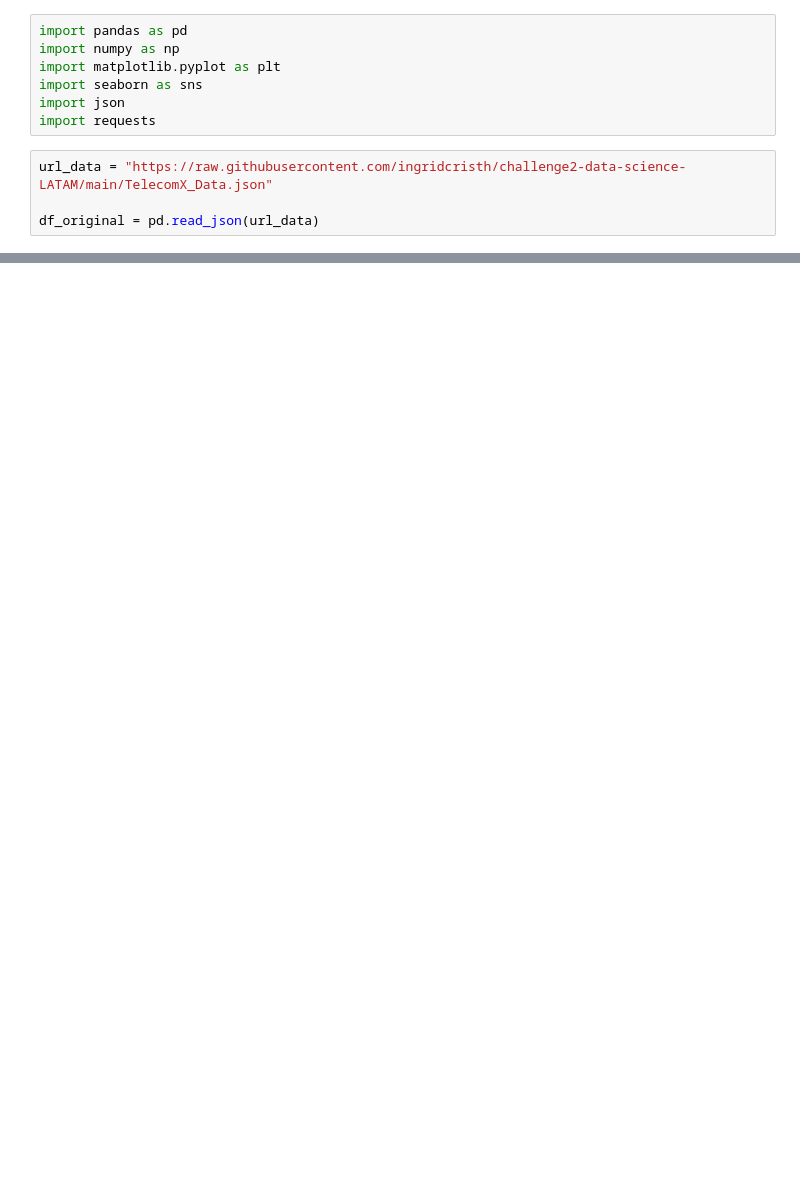
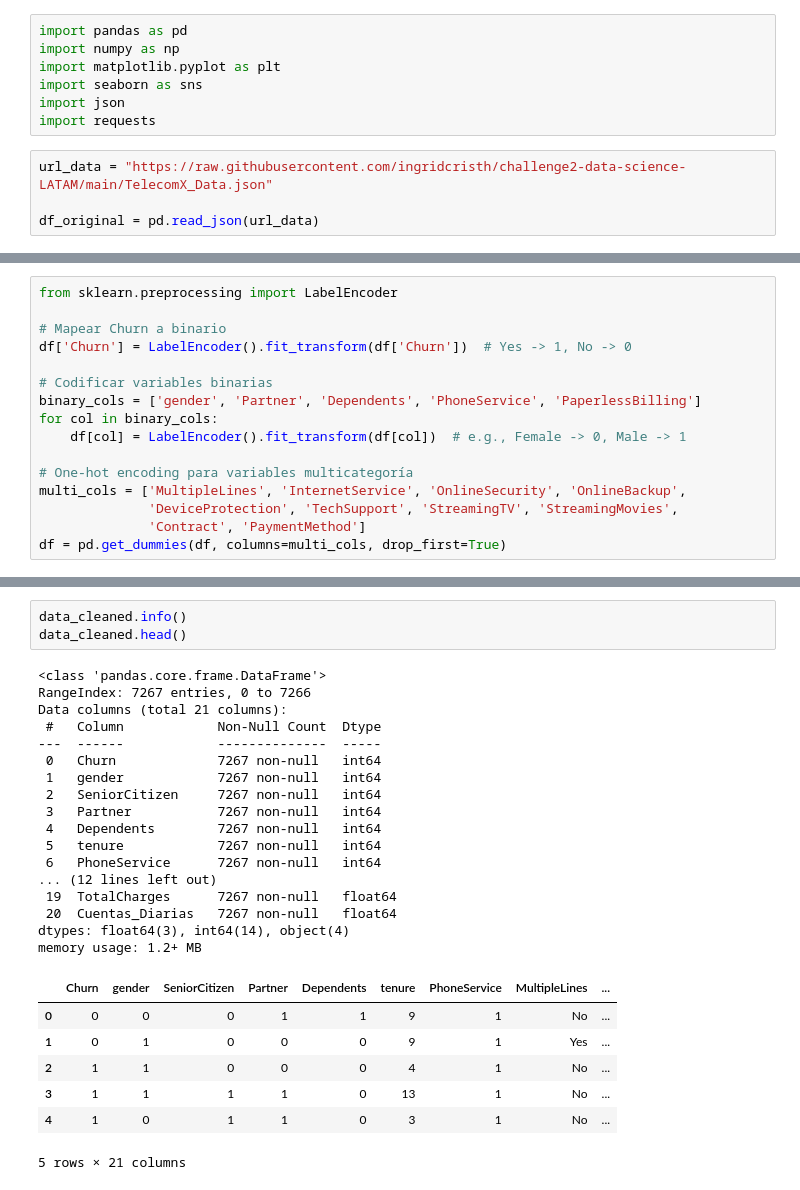
Before and after one commit to Marglodis/challenge_telecomX_parte_2, a Jupyter notebook: challenge_telecom_X_parte_2.ipynb, the cells around one changed output, grey strips where cells are left out. Cells and saved outputs as stored; diff of their text form; blank space fills up the shorter version.

```diff
--- a/challenge_telecom_X_parte_2.ipynb
+++ b/challenge_telecom_X_parte_2.ipynb
@@ -30,0 +43,16 @@ data_cleaned
+# %%
+from sklearn.preprocessing import LabelEncoder
+
+# Mapear Churn a binario
+df['Churn'] = LabelEncoder().fit_transform(df['Churn'])  # Yes -> 1, No -> 0
+
+# Codificar variables binarias
+binary_cols = ['gender', 'Partner', 'Dependents', 'PhoneService', 'PaperlessBilling']
+for col in binary_cols:
+    df[col] = LabelEncoder().fit_transform(df[col])  # e.g., Female -> 0, Male -> 1
+
+# One-hot encoding para variables multicategoría
+multi_cols = ['MultipleLines', 'InternetService', 'OnlineSecurity', 'OnlineBackup',
+              'DeviceProtection', 'TechSupport', 'StreamingTV', 'StreamingMovies',
+              'Contract', 'PaymentMethod']
+df = pd.get_dummies(df, columns=multi_cols, drop_first=True)
@@ -30,0 +99,28 @@ data_cleaned
+# %%
+data_cleaned.info()
+data_cleaned.head()
+# %% [output]
+<class 'pandas.core.frame.DataFrame'>
+RangeIndex: 7267 entries, 0 to 7266
+Data columns (total 21 columns):
+ #   Column            Non-Null Count  Dtype
+---  ------            --------------  -----
+ 0   Churn             7267 non-null   int64
+ 1   gender            7267 non-null   int64
+ 2   SeniorCitizen     7267 non-null   int64
+ 3   Partner           7267 non-null   int64
+ 4   Dependents        7267 non-null   int64
+ 5   tenure            7267 non-null   int64
+ 6   PhoneService      7267 non-null   int64
+... (12 lines left out)
+ 19  TotalCharges      7267 non-null   float64
+ 20  Cuentas_Diarias   7267 non-null   float64
+dtypes: float64(3), int64(14), object(4)
+memory usage: 1.2+ MB
+|  | Churn | gender | SeniorCitizen | Partner | Dependents | tenure | PhoneService | MultipleLines | ... |
+| 0 | 0 | 0 | 0 | 1 | 1 | 9 | 1 | No | ... |
+| 1 | 0 | 1 | 0 | 0 | 0 | 9 | 1 | Yes | ... |
+| 2 | 1 | 1 | 0 | 0 | 0 | 4 | 1 | No | ... |
+| 3 | 1 | 1 | 1 | 1 | 0 | 13 | 1 | No | ... |
+| 4 | 1 | 0 | 1 | 1 | 0 | 3 | 1 | No | ... |
+5 rows × 21 columns
```
Also changed, not shown: parts of 11 cells of this notebook.
